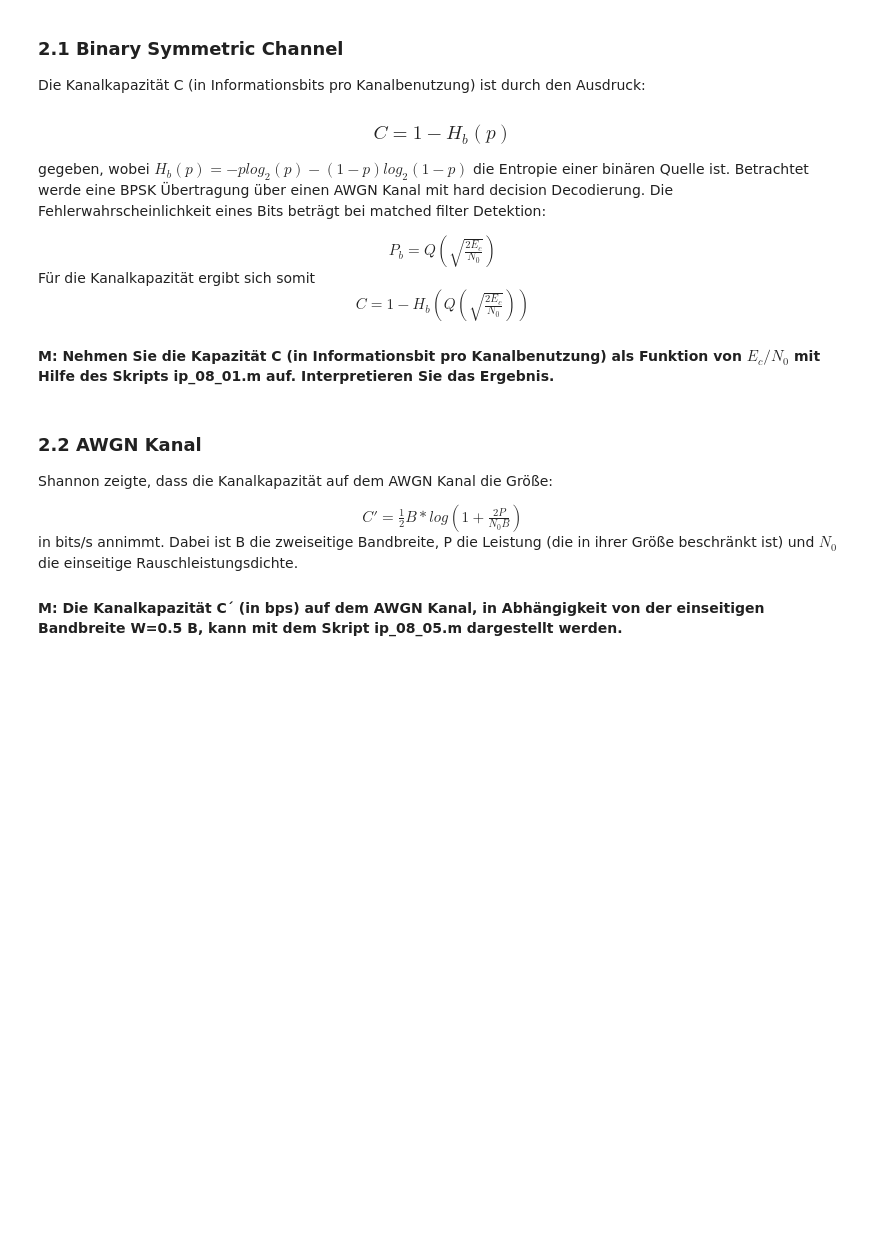
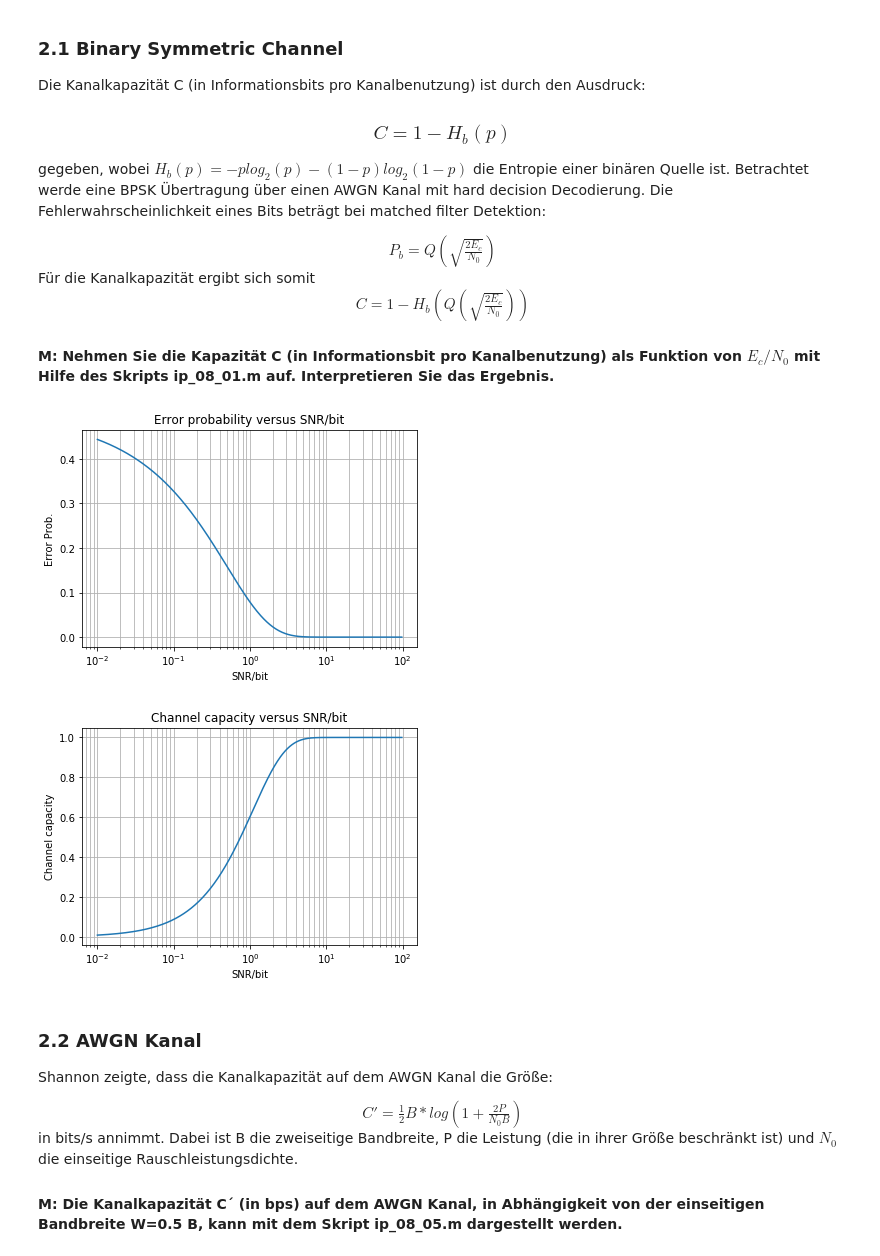
Before and after one commit to joschka29/qkcnotebooks, a Jupyter notebook: Praktikum2.ipynb, the cells around one changed output. Drawn from its saved outputs; the diff is of its cells as text; code cells hidden in the pictures; blank space fills up the shorter version.

```diff
--- a/Praktikum2.ipynb
+++ b/Praktikum2.ipynb
@@ -253,3 +263,24 @@ ip_08_01()
+# %%
+#ip_08_01()
+gamma_db=np.arange(-20,20,0.1)
+gamma=10**(gamma_db/10)
+p_error=qfunc(np.sqrt(2*gamma))
+capacity=1-entropy2(p_error)
+fig1=plt.semilogx(gamma,p_error)
+plt.xlabel('SNR/bit')
+plt.title('Error probability versus SNR/bit')
+plt.ylabel('Error Prob.')
+plt.grid(True,which="both",ls="-")
+plt.show()
+fig2=plt.semilogx(gamma,capacity)
+plt.xlabel('SNR/bit')
+plt.title('Channel capacity versus SNR/bit')
+plt.ylabel('Channel capacity')
+plt.grid(True,which="both",ls="-")
+plt.show()
+# %% [output]
+[figure, added]
+[figure, added]
 # %% [markdown]
 ### 2.2 AWGN Kanal
 Shannon zeigte, dass die Kanalkapazität auf dem AWGN Kanal die Größe:
```
Also changed, not shown: parts of 22 cells of this notebook.
